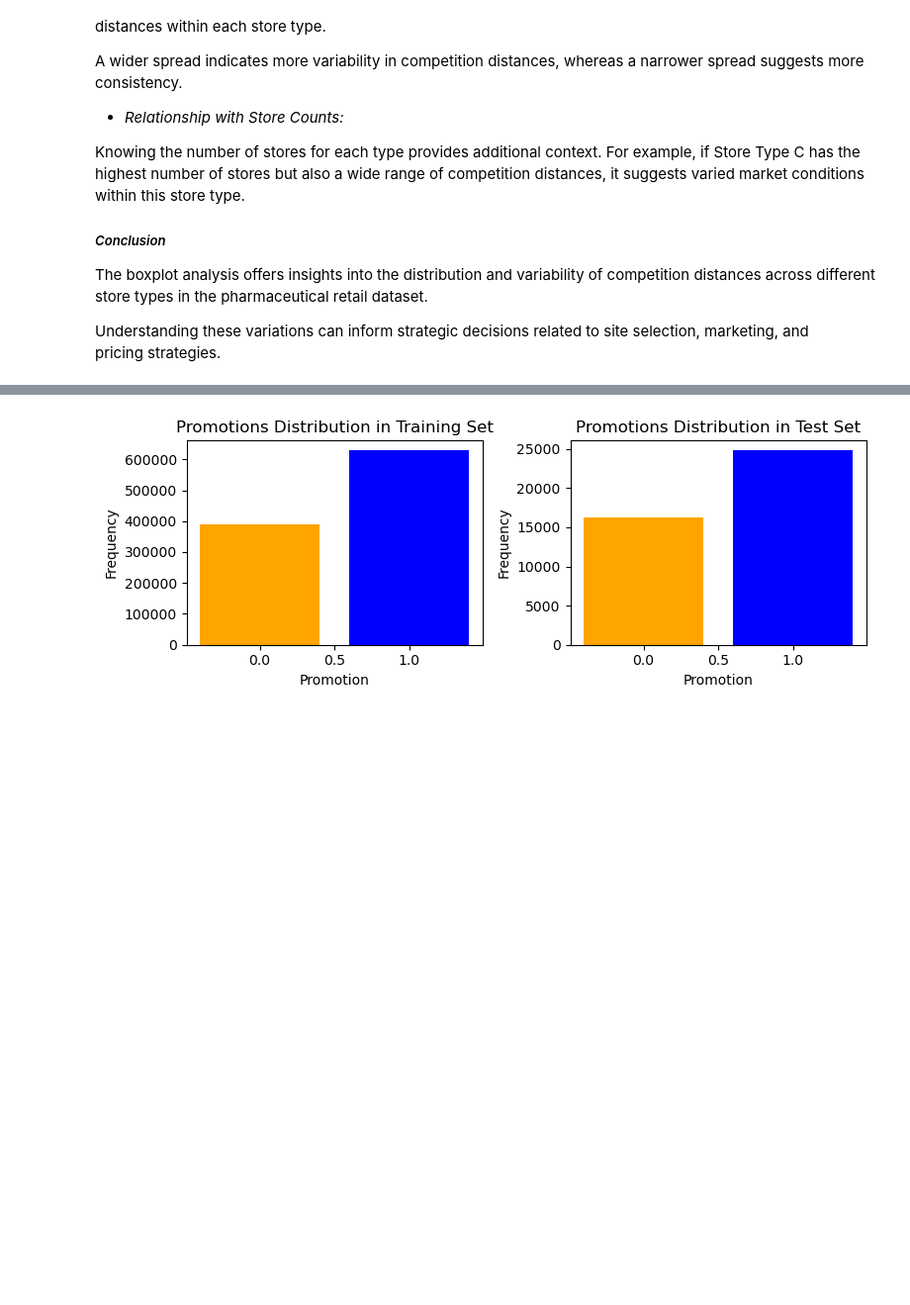
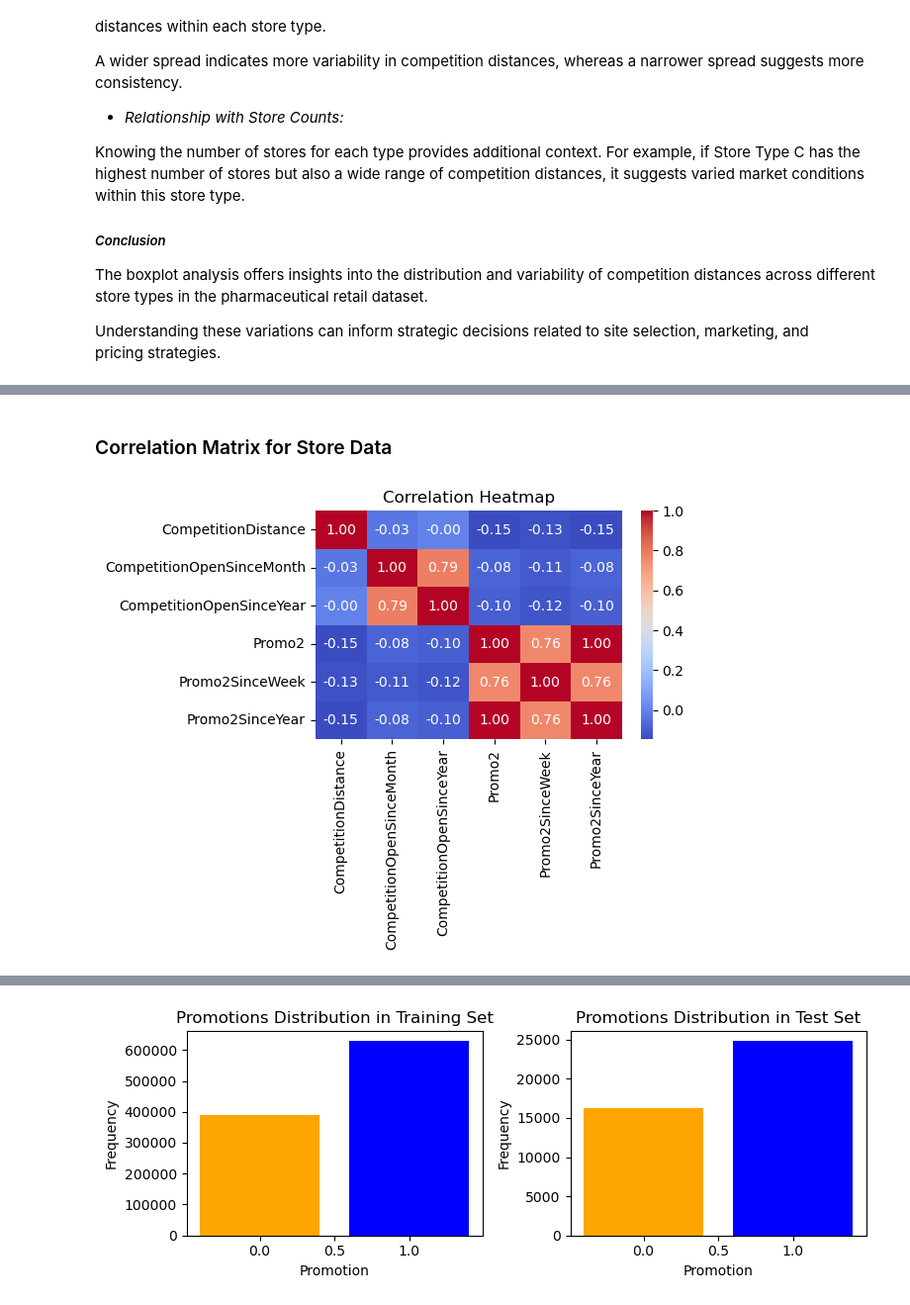
Before and after one commit to Hemamagam/Project-6--Pharmaceutical-Sale-Prediction-, a Jupyter notebook: Task1_purchase_behaviour.ipynb, the cells around one changed output, grey strips where cells are left out. Shown at 99% size. Drawn from its saved outputs; the diff is of its cells as text; code cells hidden in the pictures; blank space fills up the shorter version.

```diff
--- a/Task1_purchase_behaviour.ipynb
+++ b/Task1_purchase_behaviour.ipynb
@@ -829,0 +881,11 @@ Understanding these variations can inform strategic decisions related to site se
+# %% [markdown]
+### Correlation Matrix for Store Data
+# %%
+plt.figure(figsize=(5, 3))
+sns.heatmap(pharma_store[[ 'CompetitionDistance',
+       'CompetitionOpenSinceMonth', 'CompetitionOpenSinceYear', 'Promo2',
+       'Promo2SinceWeek', 'Promo2SinceYear']].corr(), annot=True, cmap='coolwarm', fmt=".2f")
+plt.title('Correlation Heatmap')
+plt.show()
+# %% [output]
+[figure, added]
```
Also changed, not shown: parts of 19 cells of this notebook.
